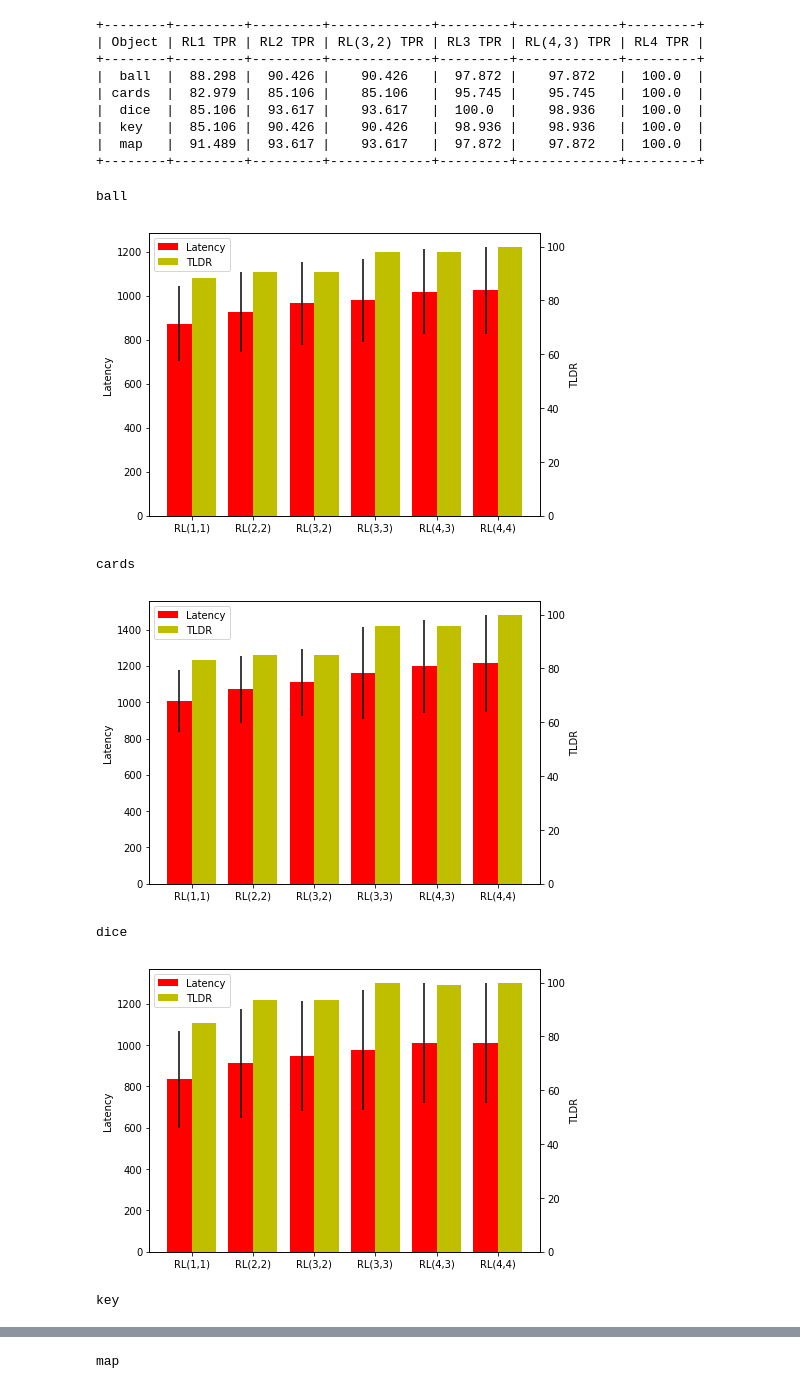
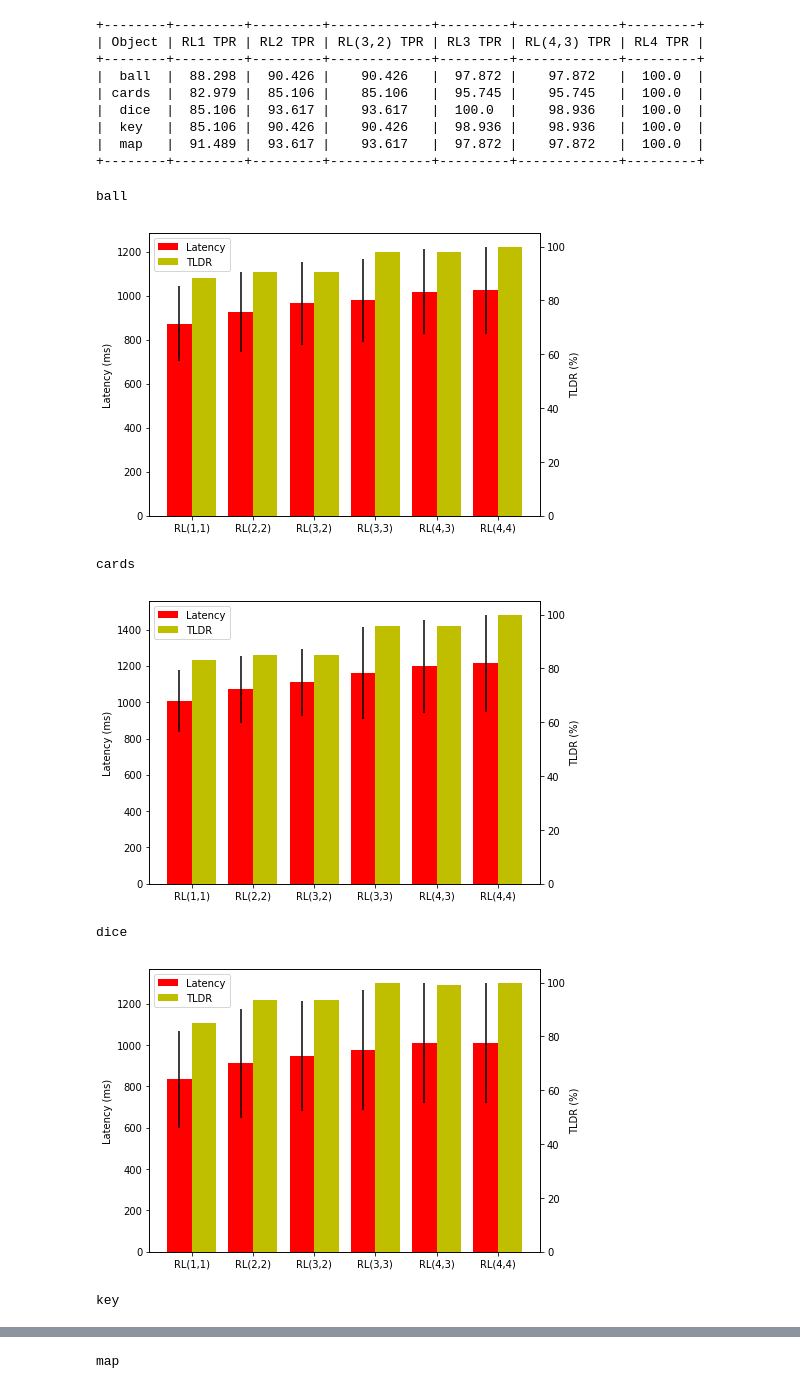
Before and after one commit to anurag1paul/GazeDetectionAnalysis, a Jupyter notebook: Run Length Analysis.ipynb, the cells around one changed output, grey strips where cells are left out. Saved outputs shown, nothing was run; the diff lists cells and outputs as text; code cells hidden in the pictures.

```diff
--- a/Run Length Analysis.ipynb
+++ b/Run Length Analysis.ipynb
@@ -236,33 +236,33 @@ print(table)
 # %%
 for obj in rl3_df["object"].unique():
     obj_dict = {'labels':['RL(1,1)','RL(2,2)','RL(3,2)','RL(3,3)','RL(4,3)', 'RL(4,4)'],
             'mean':[rl1_dict[obj][0], rl2_dict[obj][0], rl32_dict[obj][0], rl3_dict[obj][0], rl43_dict[obj][0], rl4_dict[obj][0]],
             'std':[rl1_dict[obj][1], rl2_dict[obj][1], rl32_dict[obj][1], rl3_dict[obj][1], rl43_dict[obj][1], rl4_dict[obj][1]],
             'tpr':[rl1_dict[obj][2], rl2_dict[obj][2], rl32_dict[obj][2], rl3_dict[obj][2], rl43_dict[obj][2], rl4_dict[obj][2]]}
     print(obj)
     fig = plt.figure(figsize=(7,5.2)) # Create matplotlib figure
 
     ind  = np.arange(6)
     ax = fig.add_subplot(111) # Create matplotlib axes
     ax2 = ax.twinx() # Create another axes that shares the same x-axis as ax.
 
     width = 0.4
     rects1 = ax.bar(ind, obj_dict['mean'], width, color='r', yerr=obj_dict['std'])
     rects2 = ax2.bar(ind + width, obj_dict['tpr'], width, color='y')
 
-    ax.set_ylabel('Latency')
-    ax2.set_ylabel('TLDR')
+    ax.set_ylabel('Latency (ms)')
+    ax2.set_ylabel('TLDR (%)')
 
     ax.set_xticks(ind + width / 2)
     ax.set_xticklabels(obj_dict['labels'])
     ax.legend((rects1[0], rects2[0]), ('Latency', 'TLDR'), loc=2)
     plt.savefig(obj + ".png")
     plt.show()
 # %% [output]
 ball
-[figure, old version]
+[figure, new version]
 cards
-[figure, old version]
+[figure, new version]
 dice
-[figure, old version]
+[figure, new version]
 key
```
Also changed, not shown: parts of 2 cells of this notebook.
